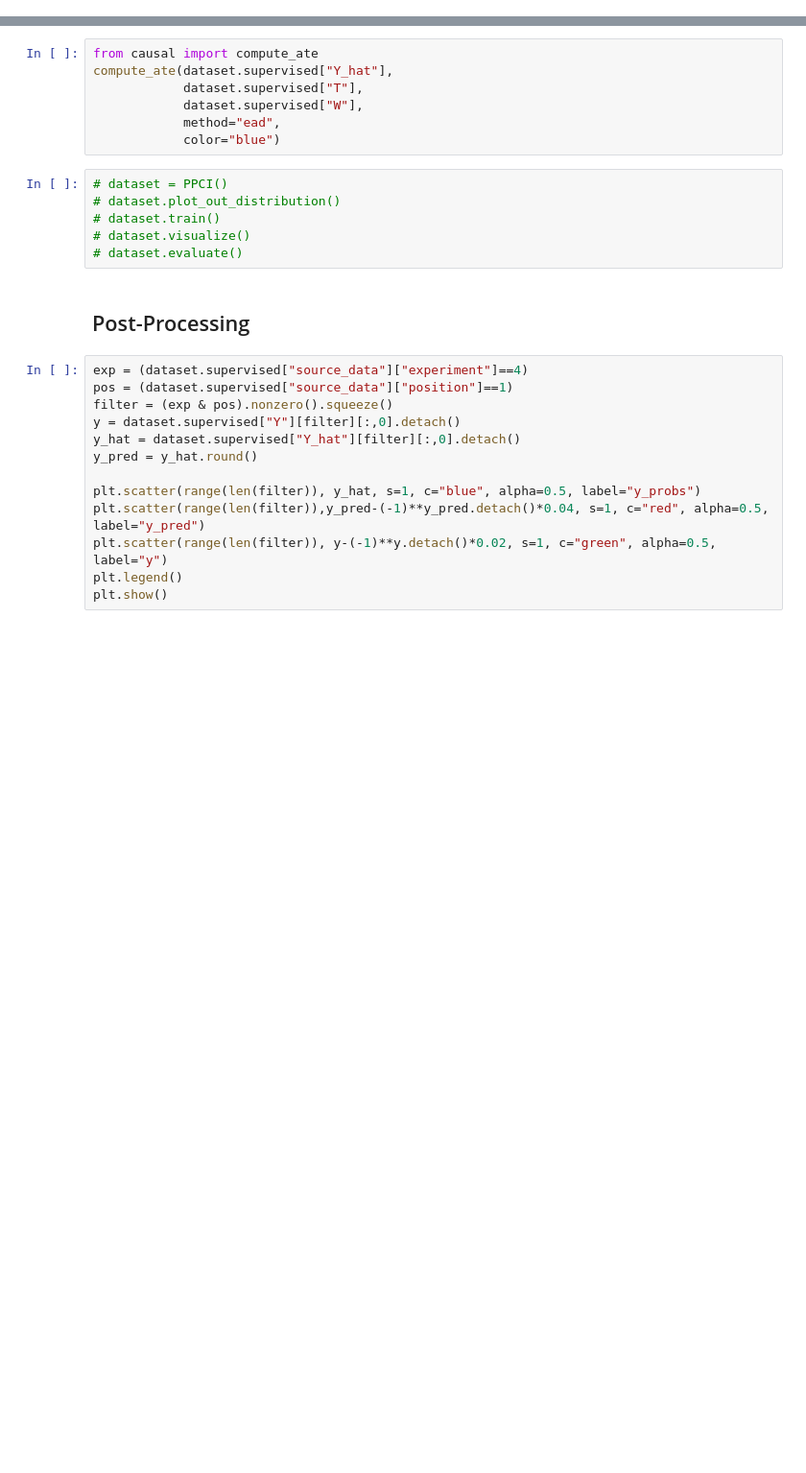
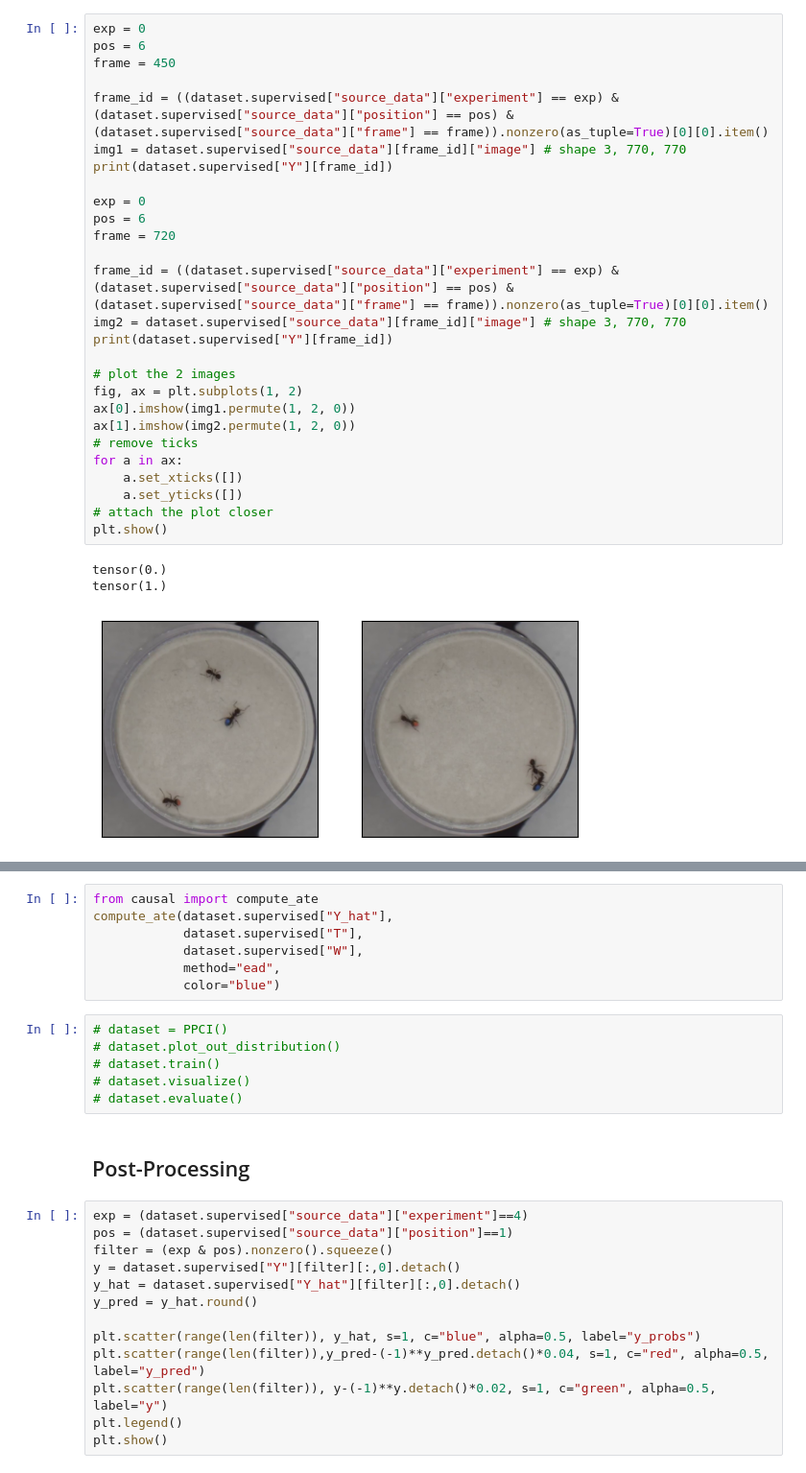
Before and after one commit to CausalLearningAI/ISTAnt, a Jupyter notebook: main.ipynb, the cells around one changed output, grey strips where cells are left out. Shown at 96% size. Saved outputs shown, nothing was run; the diff lists cells and outputs as text; blank space fills up the shorter version.

```diff
--- a/main.ipynb
+++ b/main.ipynb
@@ -57 +86,32 @@ dataset.supervised["Y"][:,1].mean()
+# %%
+exp = 0
+pos = 6
+frame = 450
+
+frame_id = ((dataset.supervised["source_data"]["experiment"] == exp) & (dataset.supervised["source_data"]["position"] == pos) & (dataset.supervised["source_data"]["frame"] == frame)).nonzero(as_tuple=True)[0][0].item()
+img1 = dataset.supervised["source_data"][frame_id]["image"] # shape 3, 770, 770
+print(dataset.supervised["Y"][frame_id])
+
+exp = 0
+pos = 6
+frame = 720
+
+frame_id = ((dataset.supervised["source_data"]["experiment"] == exp) & (dataset.supervised["source_data"]["position"] == pos) & (dataset.supervised["source_data"]["frame"] == frame)).nonzero(as_tuple=True)[0][0].item()
+img2 = dataset.supervised["source_data"][frame_id]["image"] # shape 3, 770, 770
+print(dataset.supervised["Y"][frame_id])
+
+# plot the 2 images
+fig, ax = plt.subplots(1, 2)
+ax[0].imshow(img1.permute(1, 2, 0))
+ax[1].imshow(img2.permute(1, 2, 0))
+# remove ticks
+for a in ax:
+    a.set_xticks([])
+    a.set_yticks([])
+# attach the plot closer
+plt.show()
+# %% [output]
+tensor(0.)
+tensor(1.)
+[figure, added]
 # %%
```
Also changed, not shown: parts of 10 cells of this notebook, 9 other files.
